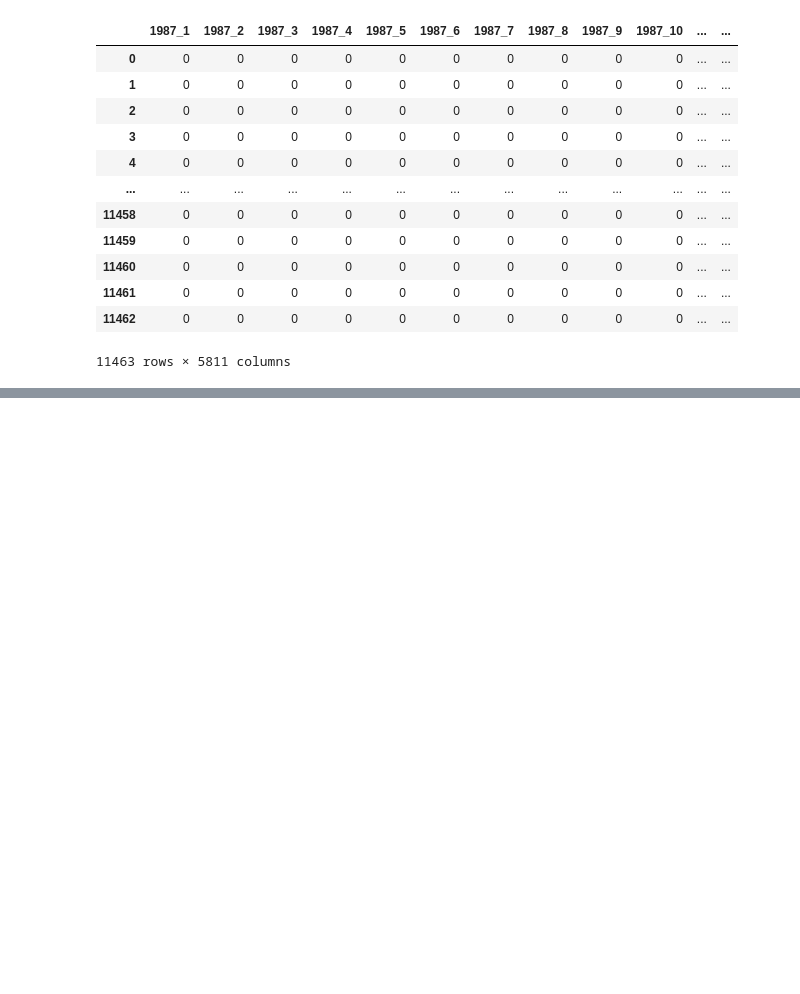
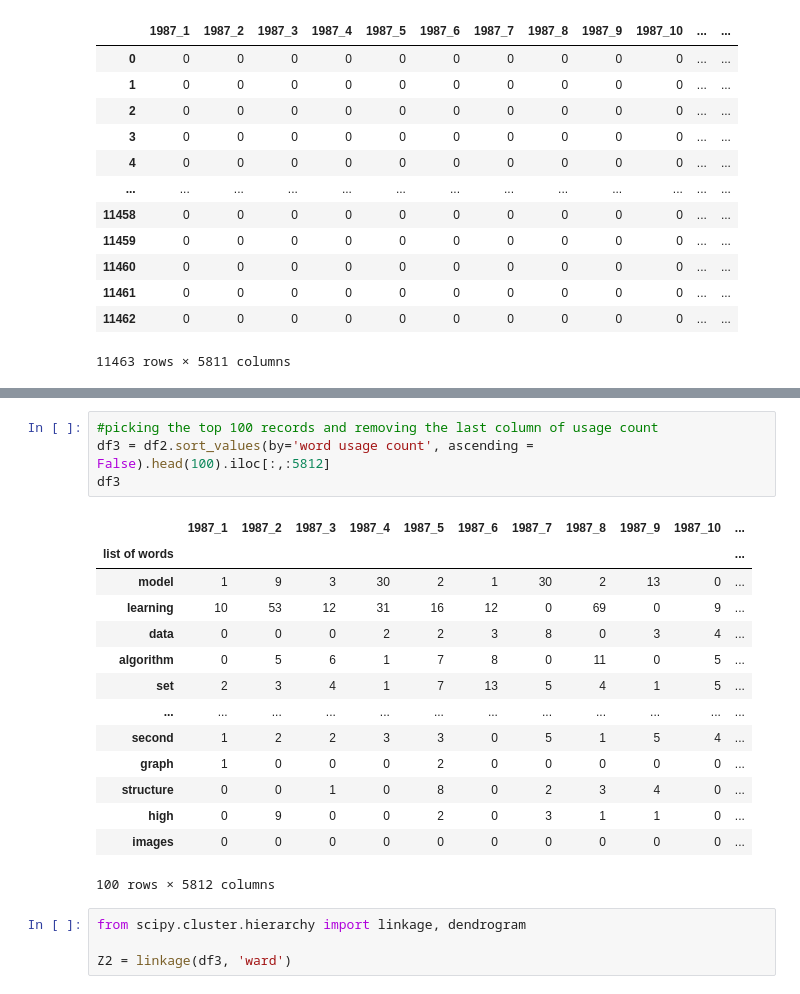
Before and after one commit to USF-CS-663-Spring-2020/lab-04-hierarchical-clustering-aarthi-parthipan, a Jupyter notebook: NIPSdata_hierarchyClusterPlot.ipynb, the cells around one changed output, grey strips where cells are left out. Cells and saved outputs as stored; diff of their text form; blank space fills up the shorter version.

```diff
--- a/NIPSdata_hierarchyClusterPlot.ipynb
+++ b/NIPSdata_hierarchyClusterPlot.ipynb
@@ -54,0 +127,23 @@ plt.show()
+# %%
+#picking the top 100 records and removing the last column of usage count
+df3 = df2.sort_values(by='word usage count', ascending = False).head(100).iloc[:,:5812]
+df3
+# %% [output]
+|  | 1987_1 | 1987_2 | 1987_3 | 1987_4 | 1987_5 | 1987_6 | 1987_7 | 1987_8 | 1987_9 | 1987_10 | ... |
+| list of words |  |  |  |  |  |  |  |  |  |  | ... |
+| model | 1 | 9 | 3 | 30 | 2 | 1 | 30 | 2 | 13 | 0 | ... |
+| learning | 10 | 53 | 12 | 31 | 16 | 12 | 0 | 69 | 0 | 9 | ... |
+| data | 0 | 0 | 0 | 2 | 2 | 3 | 8 | 0 | 3 | 4 | ... |
+| algorithm | 0 | 5 | 6 | 1 | 7 | 8 | 0 | 11 | 0 | 5 | ... |
+| set | 2 | 3 | 4 | 1 | 7 | 13 | 5 | 4 | 1 | 5 | ... |
+| ... | ... | ... | ... | ... | ... | ... | ... | ... | ... | ... | ... |
+| second | 1 | 2 | 2 | 3 | 3 | 0 | 5 | 1 | 5 | 4 | ... |
+| graph | 1 | 0 | 0 | 0 | 2 | 0 | 0 | 0 | 0 | 0 | ... |
+| structure | 0 | 0 | 1 | 0 | 8 | 0 | 2 | 3 | 4 | 0 | ... |
+| high | 0 | 9 | 0 | 0 | 2 | 0 | 3 | 1 | 1 | 0 | ... |
+| images | 0 | 0 | 0 | 0 | 0 | 0 | 0 | 0 | 0 | 0 | ... |
+100 rows × 5812 columns
+# %%
+from scipy.cluster.hierarchy import linkage, dendrogram
+
+Z2 = linkage(df3, 'ward')
```
Also changed, not shown: parts of 8 cells of this notebook.
